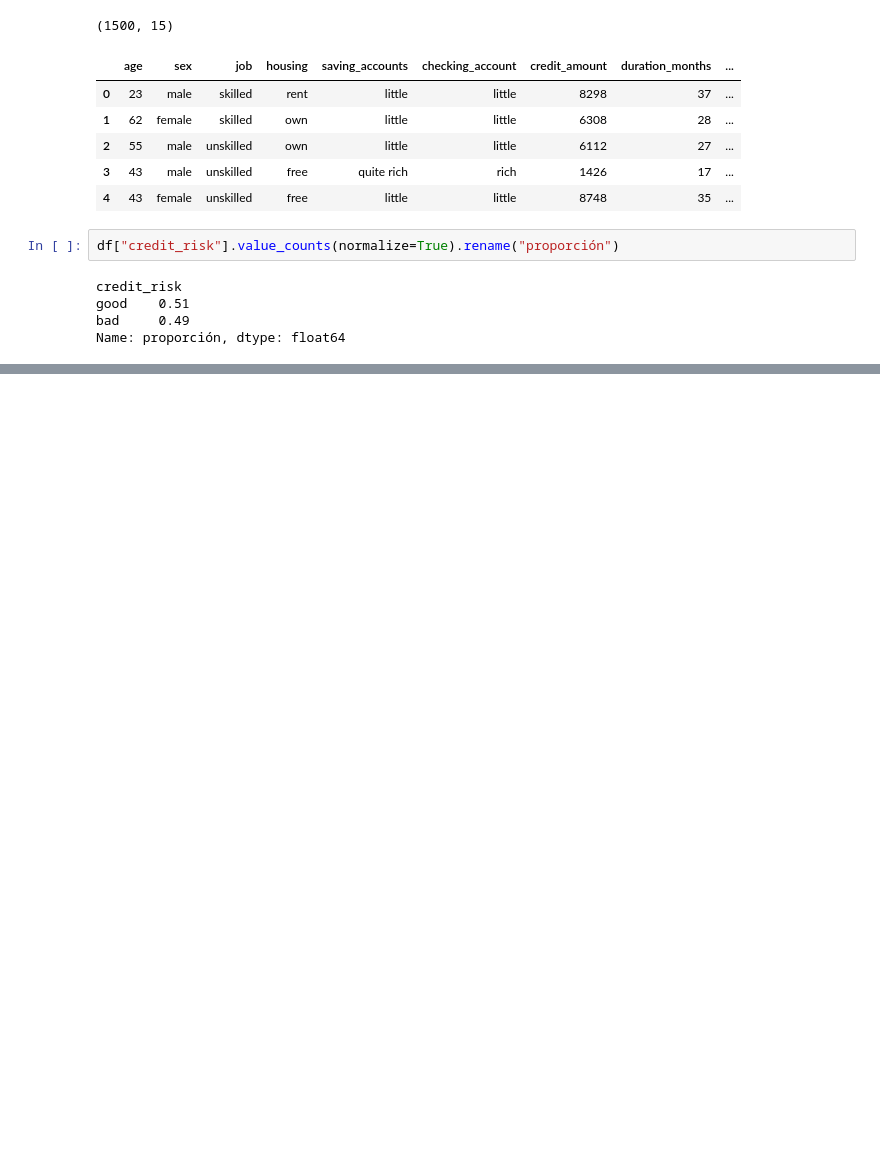
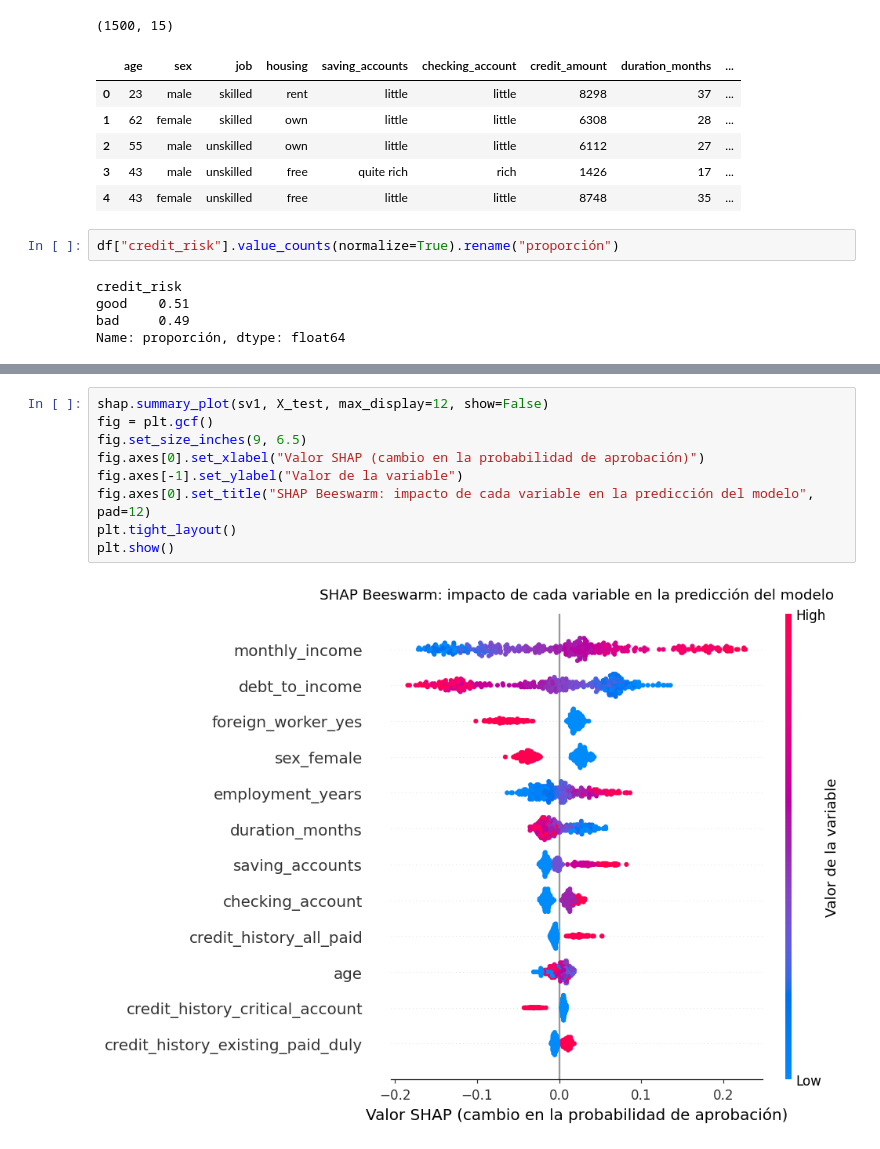
Before and after one commit to AlejandroAlv12/kodigo, a Jupyter notebook: modulo2/Laboratorio IA etica/Laboratorio_IA_Etica_Sesgos_Explicabilidad.ipynb, the cells around one changed output, grey strips where cells are left out. Saved outputs shown, nothing was run; the diff lists cells and outputs as text; blank space fills up the shorter version.

```diff
--- a/modulo2/Laboratorio IA etica/Laboratorio_IA_Etica_Sesgos_Explicabilidad.ipynb
+++ b/modulo2/Laboratorio IA etica/Laboratorio_IA_Etica_Sesgos_Explicabilidad.ipynb
@@ -447,0 +211,11 @@ Este laboratorio mostró que un modelo con **buen desempeño técnico** (accurac
+# %%
+shap.summary_plot(sv1, X_test, max_display=12, show=False)
+fig = plt.gcf()
+fig.set_size_inches(9, 6.5)
+fig.axes[0].set_xlabel("Valor SHAP (cambio en la probabilidad de aprobación)")
+fig.axes[-1].set_ylabel("Valor de la variable")
+fig.axes[0].set_title("SHAP Beeswarm: impacto de cada variable en la predicción del modelo", pad=12)
+plt.tight_layout()
+plt.show()
+# %% [output]
+[figure, added]
```
Also changed, not shown: parts of 70 cells of this notebook.
